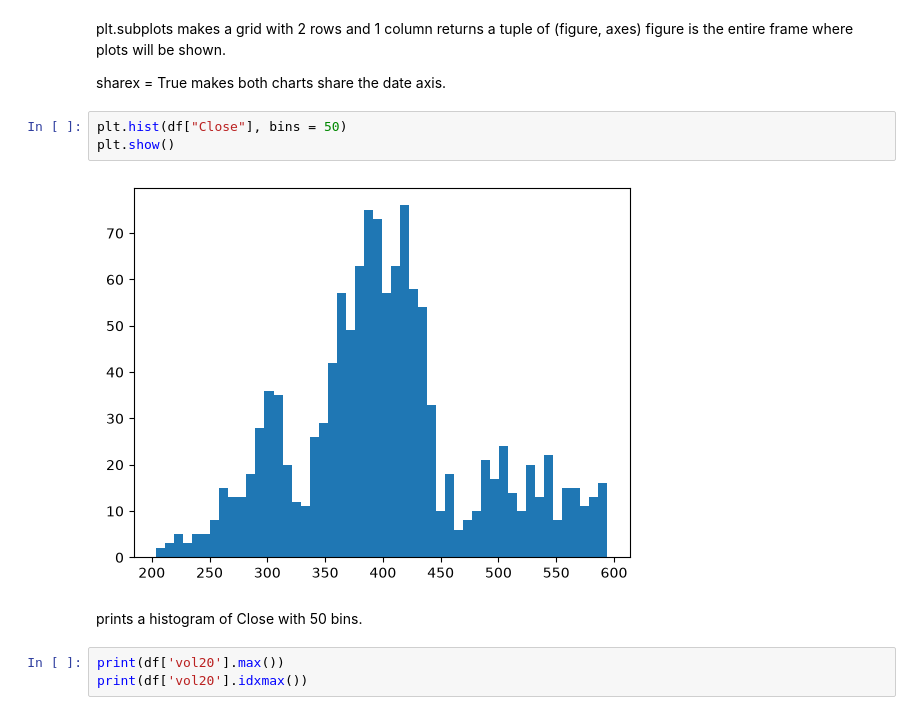
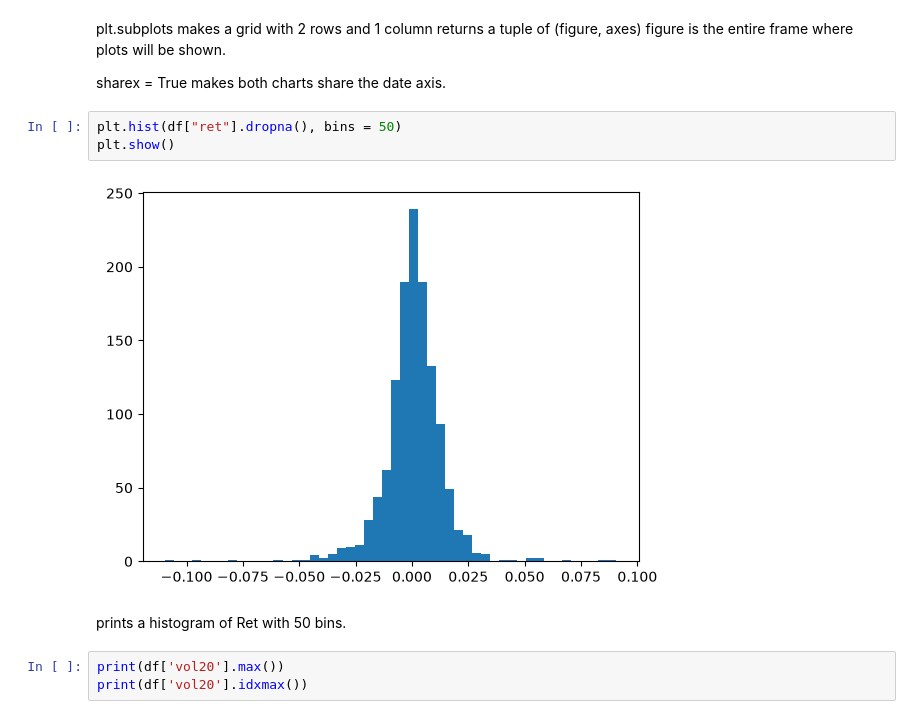
Before and after one commit to rmohanty521/StockReturnAnalyzer, a Jupyter notebook: 01_return_analyzer.ipynb, the cells around one changed output. Saved outputs shown, nothing was run; the diff lists cells and outputs as text.

```diff
--- a/01_return_analyzer.ipynb
+++ b/01_return_analyzer.ipynb
@@ -66,12 +63,12 @@ figure is the entire frame where plots will be shown.
 
 sharex = True makes both charts share the date axis.
 # %%
-plt.hist(df["Close"], bins = 50)
+plt.hist(df["ret"].dropna(), bins = 50)
 plt.show()
 # %% [output]
-[figure, old version]
+[figure, new version]
 # %% [markdown]
-prints a histogram of Close with 50 bins.
+prints a histogram of Ret with 50 bins.
 # %%
 print(df['vol20'].max())
 print(df['vol20'].idxmax())
```
Also changed, not shown: parts of 3 cells of this notebook, 1 other file.
